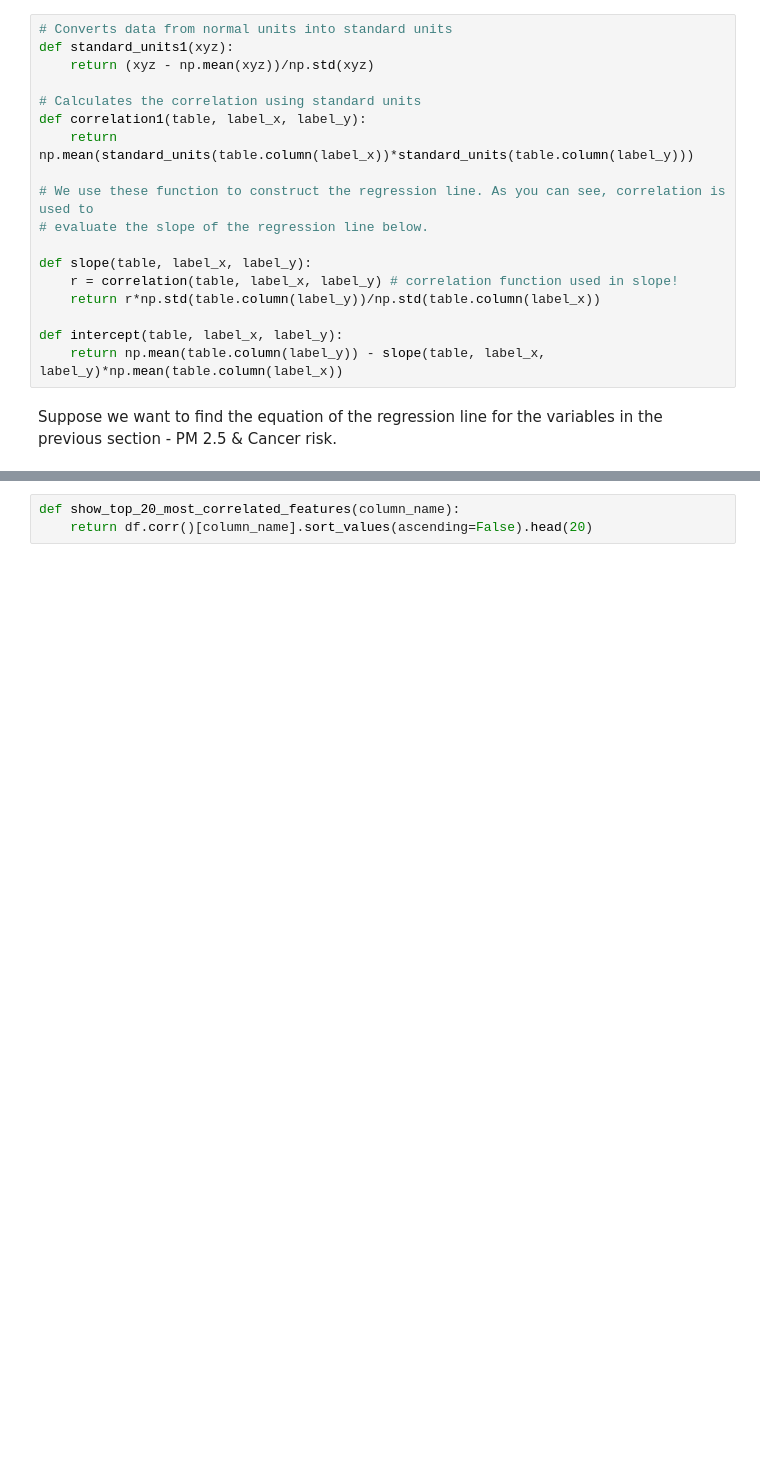
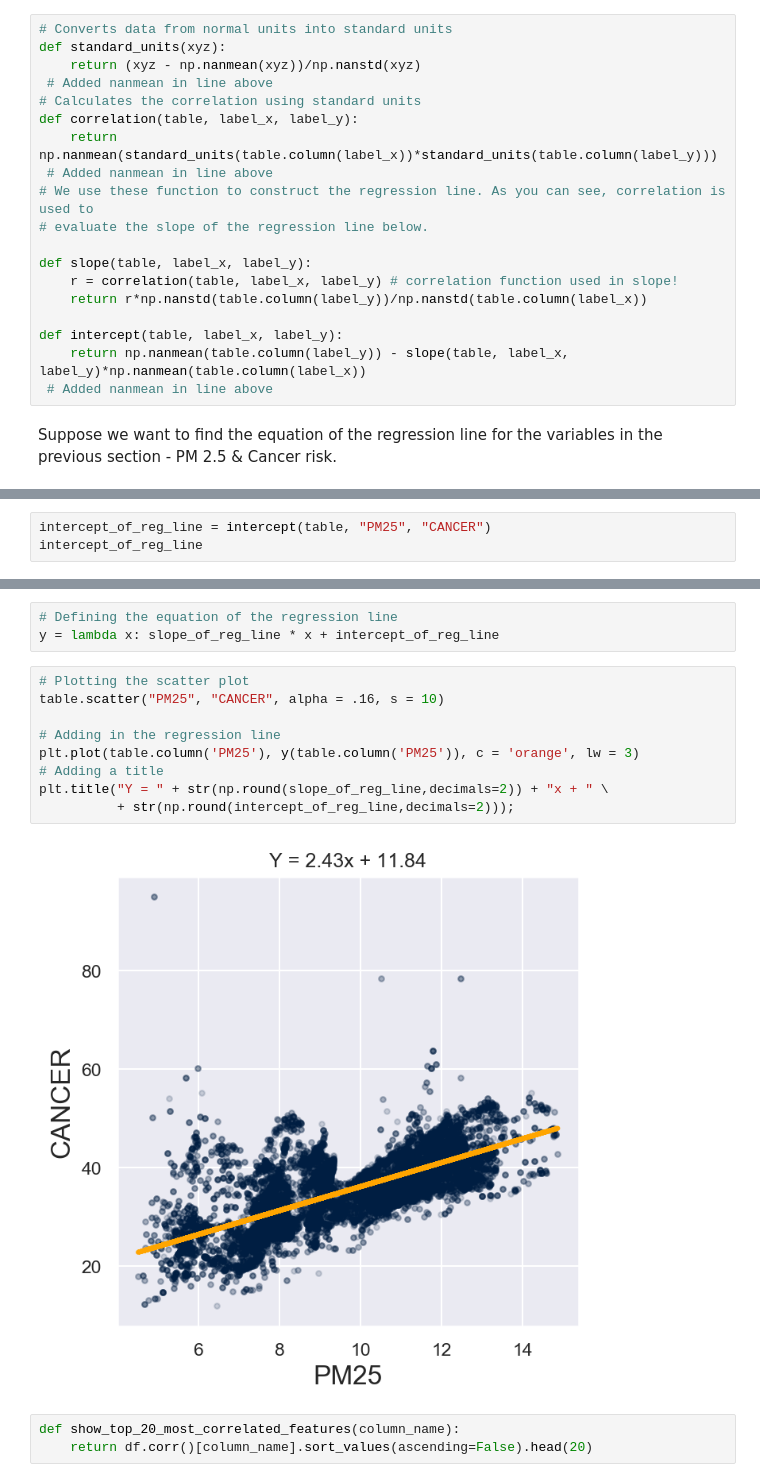
Before and after one commit to ds-modules/DATA88-SP22, a Jupyter notebook: whej03/roughDraft_whej03.ipynb, the cells around one changed output, grey strips where cells are left out. Drawn from its saved outputs; the diff is of its cells as text; blank space fills up the shorter version.

Commit message:
added in first plot; almost done with r review

```diff
--- a/whej03/roughDraft_whej03.ipynb
+++ b/whej03/roughDraft_whej03.ipynb
@@ -126,21 +126,22 @@ That's right: **we need the correlation coefficient in order to find the equatio
 You don't need to know how any of the following functions are defined: we've given you everything you need to calculate the slope and intercept of the regression line -- all you need to do is to **run the cell below**, and we will show you how to use the functions.
 # %%
 # Converts data from normal units into standard units
-def standard_units1(xyz):
-    return (xyz - np.mean(xyz))/np.std(xyz)
-
+def standard_units(xyz):
+    return (xyz - np.nanmean(xyz))/np.nanstd(xyz)
+ # Added nanmean in line above
 # Calculates the correlation using standard units
-def correlation1(table, label_x, label_y):
-    return np.mean(standard_units(table.column(label_x))*standard_units(table.column(label_y)))
-
+def correlation(table, label_x, label_y):
+    return np.nanmean(standard_units(table.column(label_x))*standard_units(table.column(label_y)))
+ # Added nanmean in line above
 # We use these function to construct the regression line. As you can see, correlation is used to
 # evaluate the slope of the regression line below.
 
 def slope(table, label_x, label_y):
     r = correlation(table, label_x, label_y) # correlation function used in slope!
-    return r*np.std(table.column(label_y))/np.std(table.column(label_x))
+    return r*np.nanstd(table.column(label_y))/np.nanstd(table.column(label_x))
 
 def intercept(table, label_x, label_y):
-    return np.mean(table.column(label_y)) - slope(table, label_x, label_y)*np.mean(table.column(label_x))
+    return np.nanmean(table.column(label_y)) - slope(table, label_x, label_y)*np.nanmean(table.column(label_x))
+ # Added nanmean in line above
 # %% [markdown]
 Suppose we want to find the equation of the regression line for the variables in the previous section - PM 2.5 & Cancer risk.
@@ -191,0 +153,3 @@ nan
+# %%
+intercept_of_reg_line = intercept(table, "PM25", "CANCER")
+intercept_of_reg_line
@@ -192,3 +164,17 @@ nan
+# %%
+# Defining the equation of the regression line
+y = lambda x: slope_of_reg_line * x + intercept_of_reg_line
+# %%
+# Plotting the scatter plot
+table.scatter("PM25", "CANCER", alpha = .16, s = 10)
+
+# Adding in the regression line
+plt.plot(table.column('PM25'), y(table.column('PM25')), c = 'orange', lw = 3)
+# Adding a title
+plt.title("Y = " + str(np.round(slope_of_reg_line,decimals=2)) + "x + " \
+          + str(np.round(intercept_of_reg_line,decimals=2)));
+# %% [output]
+[figure, added]
 # %%
 def show_top_20_most_correlated_features(column_name):
     return df.corr()[column_name].sort_values(ascending=False).head(20)
```
Also changed, not shown: parts of 9 cells of this notebook.
